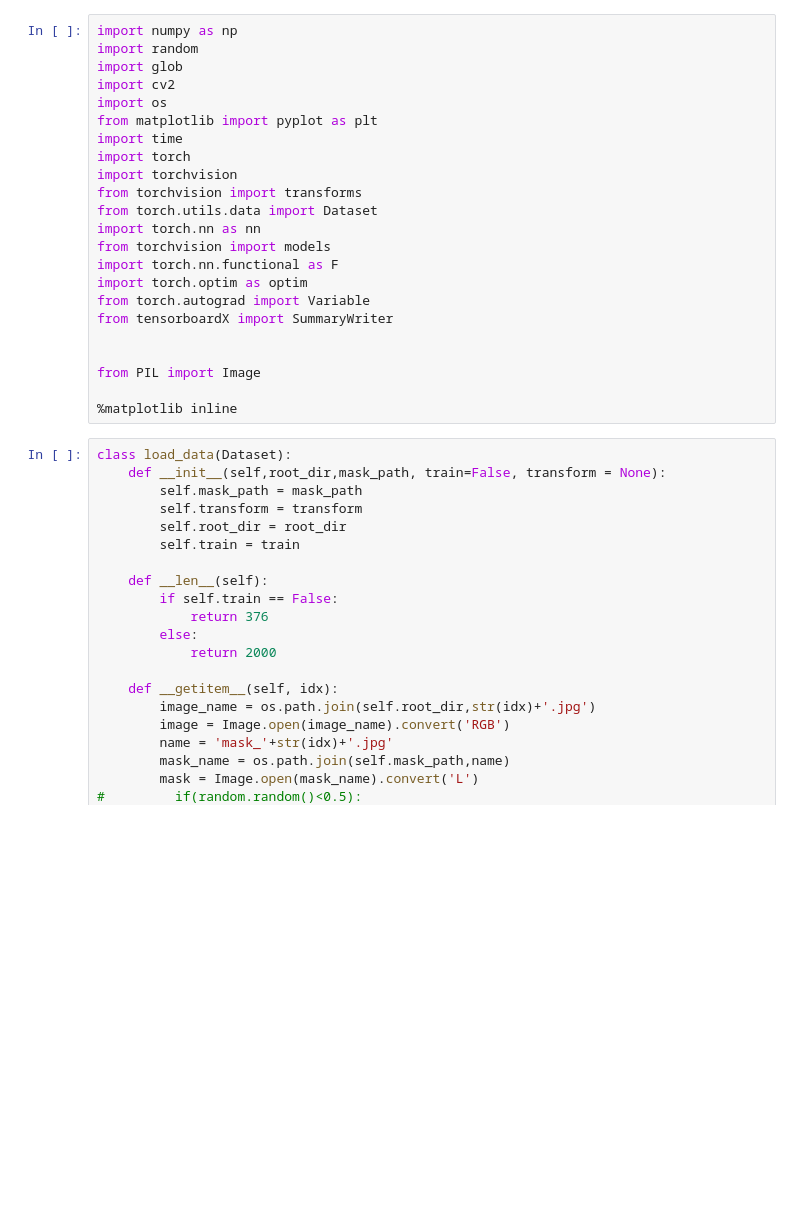
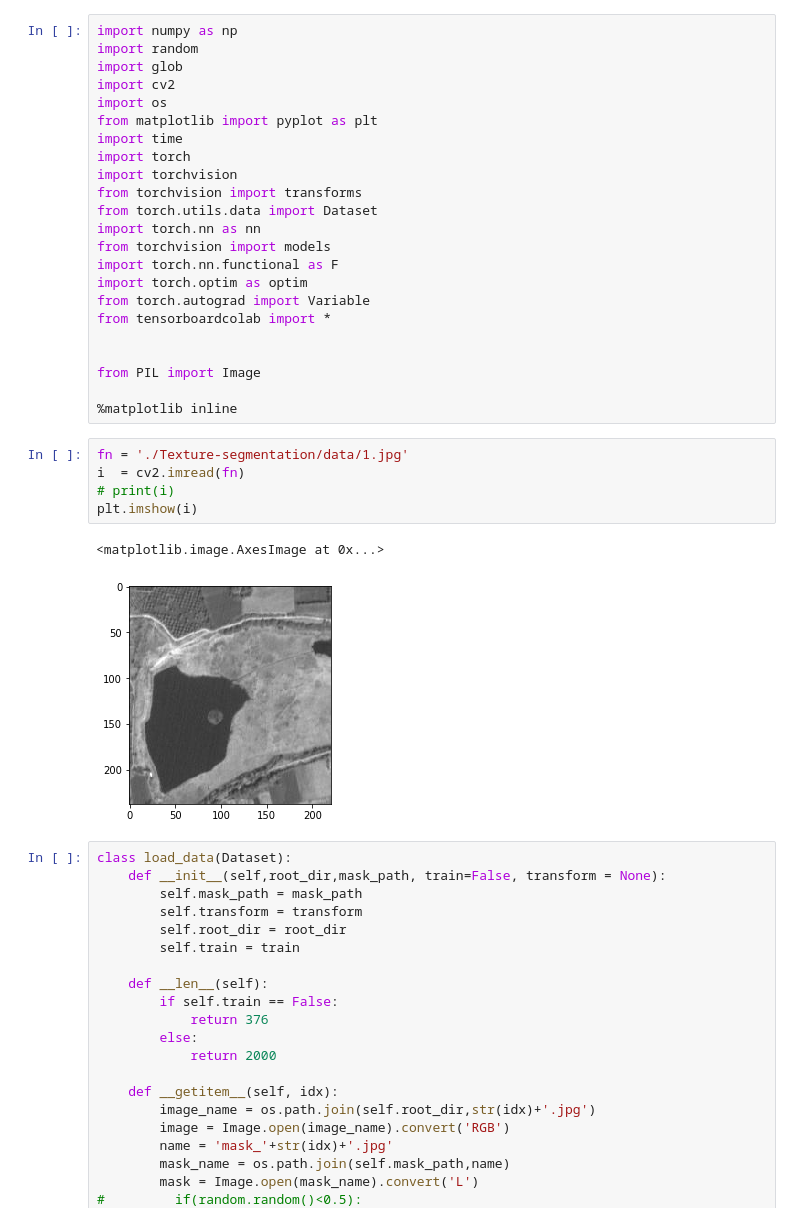
Before and after one commit to Het-Shah/Texture-segmentation, a Jupyter notebook: Untitled1.ipynb, the cells around one changed output. Saved outputs shown, nothing was run; the diff lists cells and outputs as text; blank space fills up the shorter version.

```diff
--- a/Untitled1.ipynb
+++ b/Untitled1.ipynb
@@ -15,12 +31,20 @@ from torchvision import models
 import torch.nn.functional as F
 import torch.optim as optim
 from torch.autograd import Variable
-from tensorboardX import SummaryWriter
+from tensorboardcolab import *
 
 
 from PIL import Image
 
 %matplotlib inline
+# %%
+fn = './Texture-segmentation/data/1.jpg'
+i  = cv2.imread(fn)
+# print(i)
+plt.imshow(i)
+# %% [output]
+<matplotlib.image.AxesImage at 0x...>
+[figure, added]
 # %%
 class load_data(Dataset):
     def __init__(self,root_dir,mask_path, train=False, transform = None):
```
Also changed, not shown: parts of 11 cells of this notebook.
